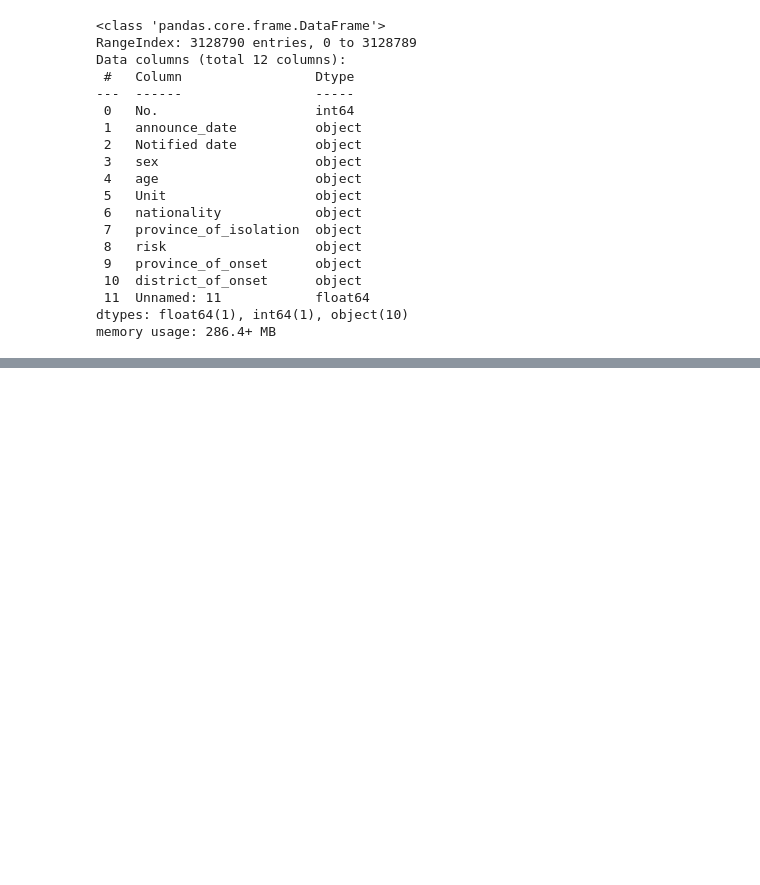
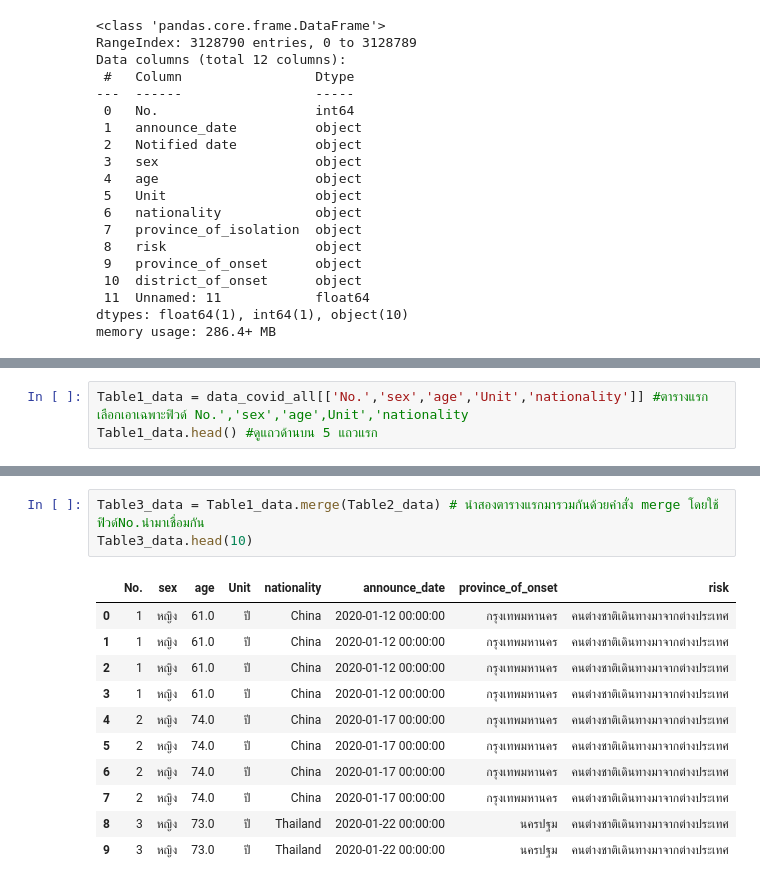
Before and after one commit to team0243/data_viz_2022, a Jupyter notebook: data_viz_project.ipynb, the cells around one changed output, grey strips where cells are left out. Cells and saved outputs as stored; diff of their text form; blank space fills up the shorter version.

```diff
--- a/data_viz_project.ipynb
+++ b/data_viz_project.ipynb
@@ -403,0 +634,3 @@ memory usage: 286.4+ MB
+# %%
+Table1_data = data_covid_all[['No.','sex','age','Unit','nationality']] #ตารางแรกเลือกเอาเฉพาะฟิวด์ No.','sex','age',Unit','nationality
+Table1_data.head() #ดูแถวด้านบน 5 แถวแรก
@@ -403,0 +654,15 @@ memory usage: 286.4+ MB
+# %%
+Table3_data = Table1_data.merge(Table2_data) # นำสองตารางแรกมารวมกันด้วยคำสั่ง merge โดยใช้ฟิวด์No.นำมาเชื่อมกัน
+Table3_data.head(10)
+# %% [output]
+|  | No. | sex | age | Unit | nationality | announce_date | province_of_onset | risk |
+| 0 | 1 | หญิง | 61.0 | ปี | China | 2020-01-12 00:00:00 | กรุงเทพมหานคร | คนต่างชาติเดินทางมาจากต่างประเทศ |
+| 1 | 1 | หญิง | 61.0 | ปี | China | 2020-01-12 00:00:00 | กรุงเทพมหานคร | คนต่างชาติเดินทางมาจากต่างประเทศ |
+| 2 | 1 | หญิง | 61.0 | ปี | China | 2020-01-12 00:00:00 | กรุงเทพมหานคร | คนต่างชาติเดินทางมาจากต่างประเทศ |
+| 3 | 1 | หญิง | 61.0 | ปี | China | 2020-01-12 00:00:00 | กรุงเทพมหานคร | คนต่างชาติเดินทางมาจากต่างประเทศ |
+| 4 | 2 | หญิง | 74.0 | ปี | China | 2020-01-17 00:00:00 | กรุงเทพมหานคร | คนต่างชาติเดินทางมาจากต่างประเทศ |
+| 5 | 2 | หญิง | 74.0 | ปี | China | 2020-01-17 00:00:00 | กรุงเทพมหานคร | คนต่างชาติเดินทางมาจากต่างประเทศ |
+| 6 | 2 | หญิง | 74.0 | ปี | China | 2020-01-17 00:00:00 | กรุงเทพมหานคร | คนต่างชาติเดินทางมาจากต่างประเทศ |
+| 7 | 2 | หญิง | 74.0 | ปี | China | 2020-01-17 00:00:00 | กรุงเทพมหานคร | คนต่างชาติเดินทางมาจากต่างประเทศ |
+| 8 | 3 | หญิง | 73.0 | ปี | Thailand | 2020-01-22 00:00:00 | นครปฐม | คนต่างชาติเดินทางมาจากต่างประเทศ |
+| 9 | 3 | หญิง | 73.0 | ปี | Thailand | 2020-01-22 00:00:00 | นครปฐม | คนต่างชาติเดินทางมาจากต่างประเทศ |
```
Also changed, not shown: parts of 34 cells of this notebook.
